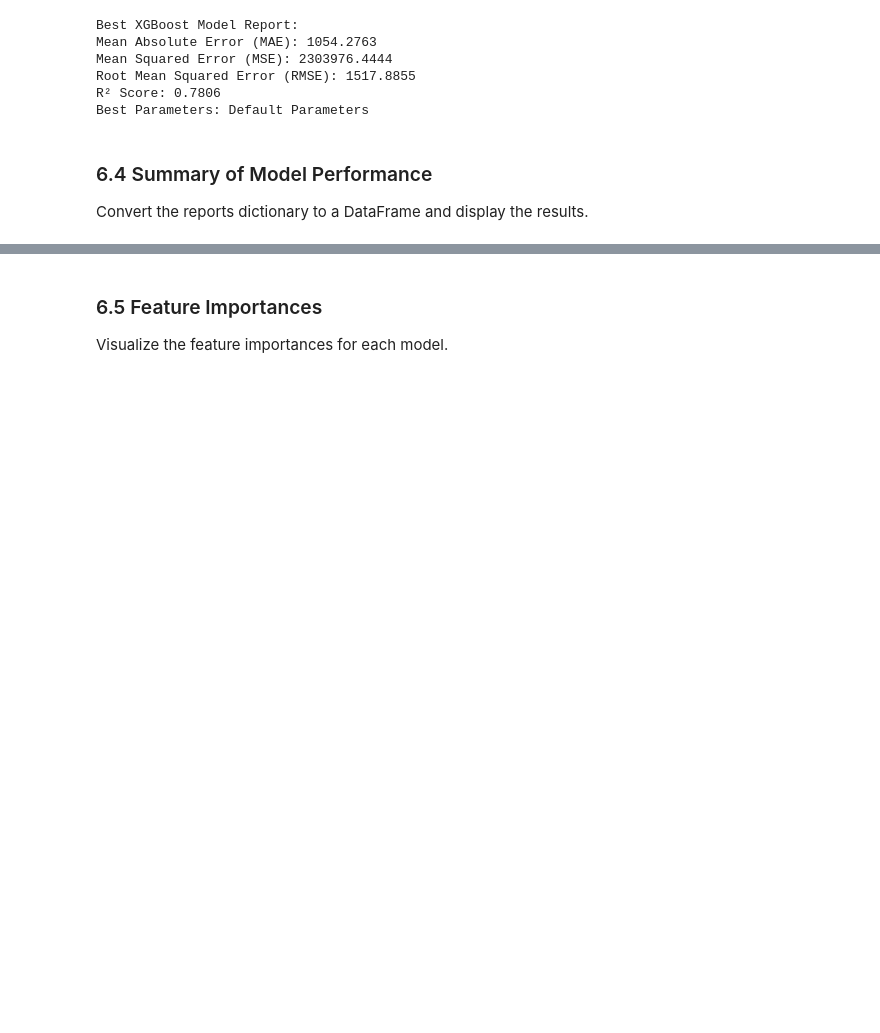
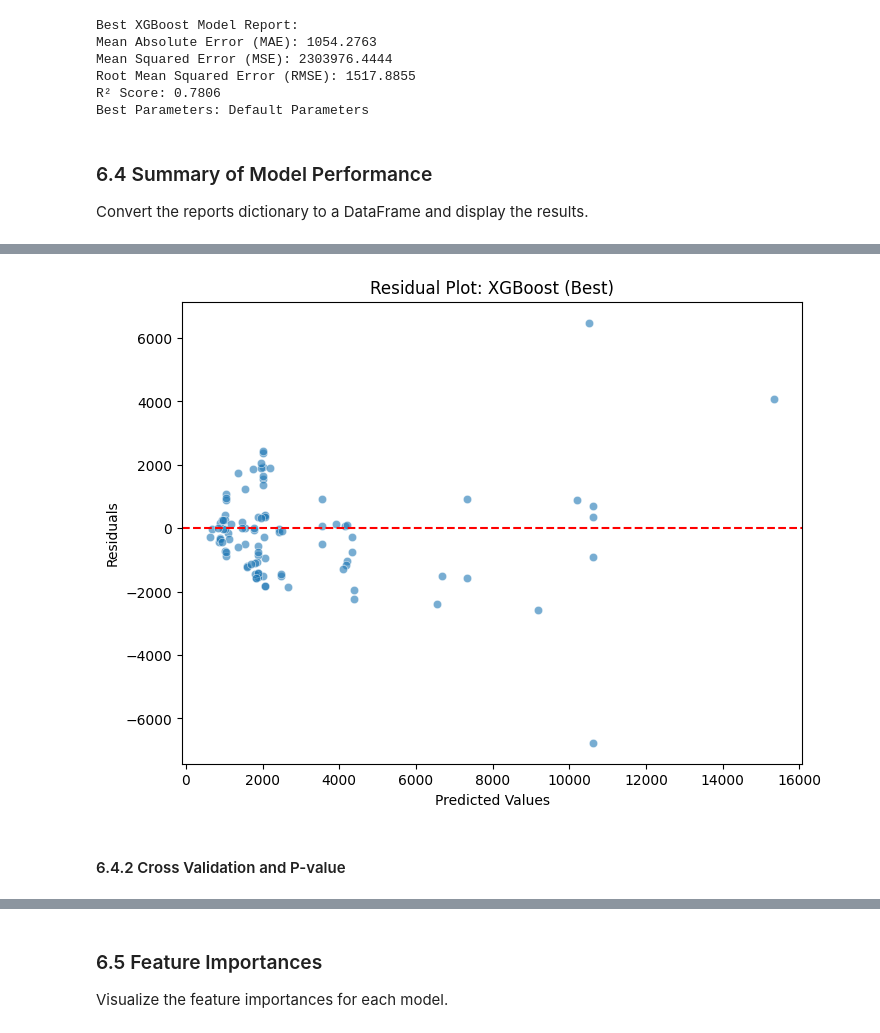
Before and after one commit to yorku-ease/DmML, a Jupyter notebook: db2_data_cleaning.ipynb, the cells around one changed output, grey strips where cells are left out. Cells and saved outputs as stored; diff of their text form; code cells hidden in the pictures; blank space fills up the shorter version.

```diff
--- a/db2_data_cleaning.ipynb
+++ b/db2_data_cleaning.ipynb
@@ -1312,0 +1373,7 @@ XGBoost (Grid Search)                                 1532.251434  0.776383
+# %%
+# Plot residuals for the best XGBoost model
+plot_residuals(y_test, y_pred_xgb_grid, "XGBoost (Best)")
+# %% [output]
+[figure, added]
+# %% [markdown]
+#### 6.4.2 Cross Validation and P-value
```
Also changed, not shown: parts of 30 cells of this notebook.
